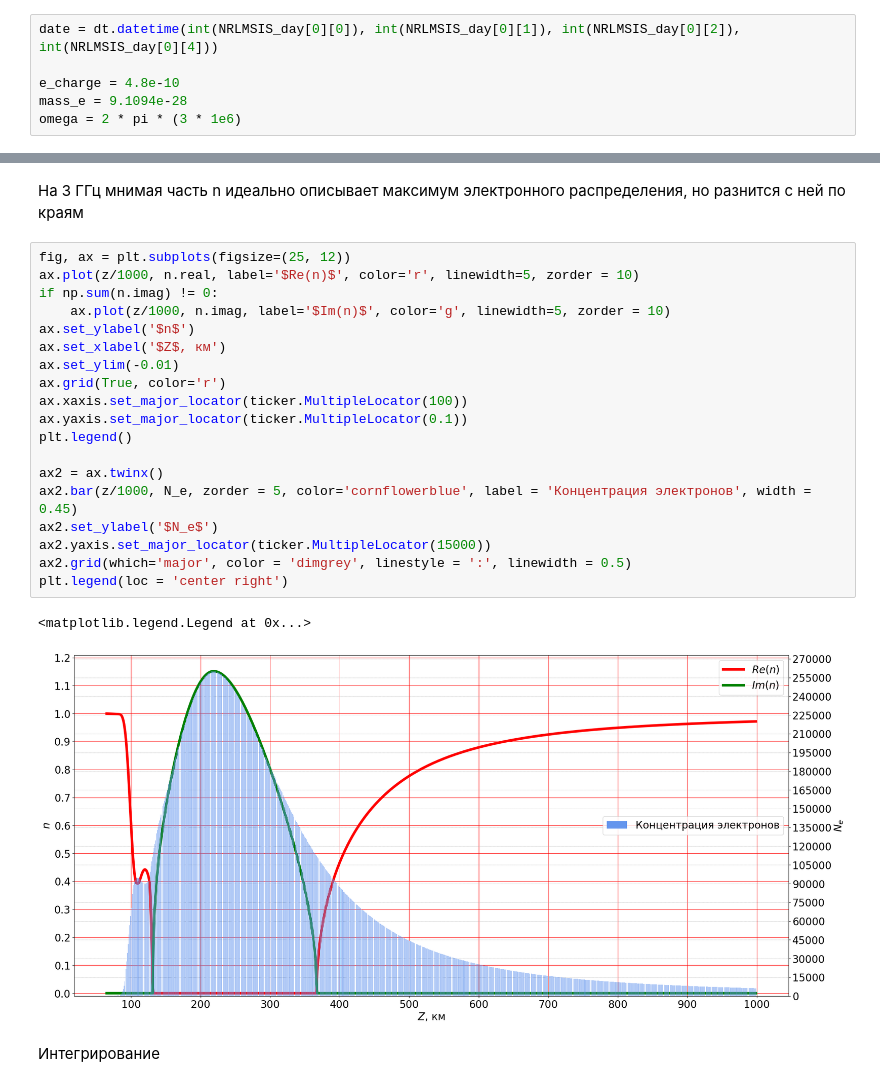
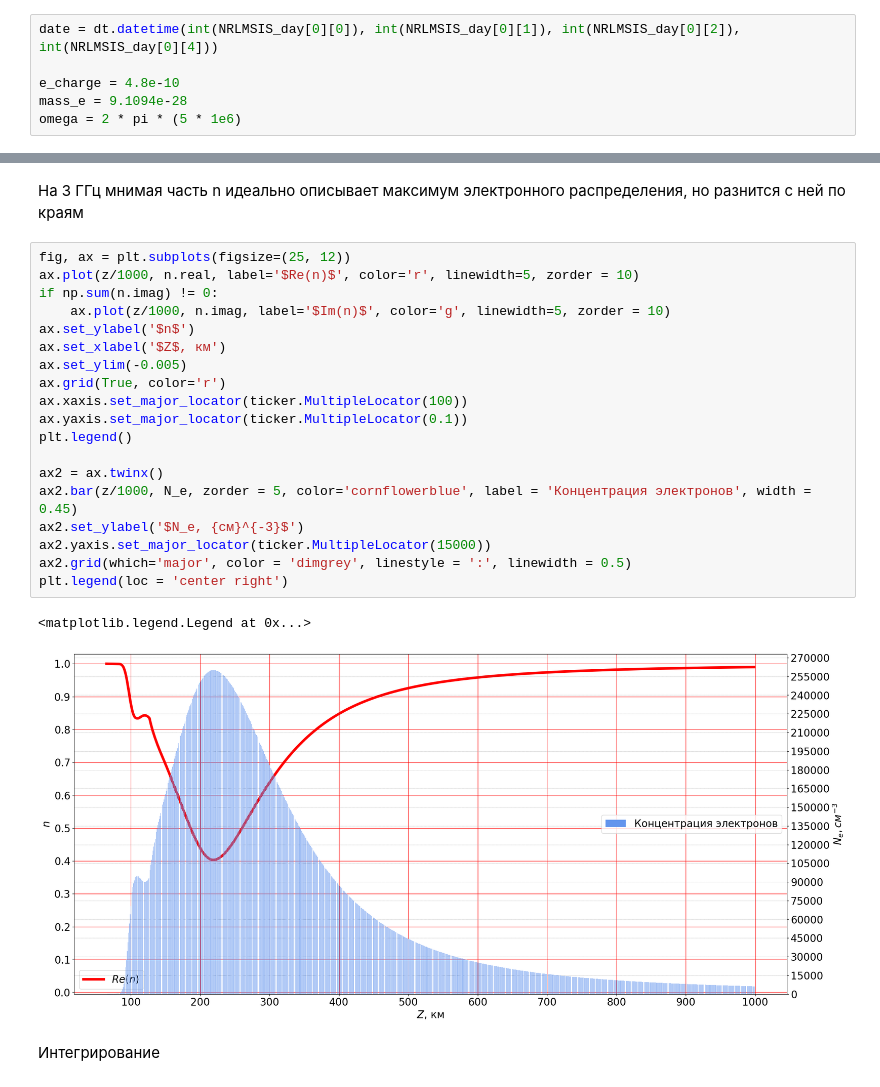
Before and after one commit to astronom-v-cube/exam_rrv, a Jupyter notebook: 5.ipynb, the cells around one changed output, grey strips where cells are left out. Cells and saved outputs as stored; diff of their text form.

```diff
--- a/5.ipynb
+++ b/5.ipynb
@@ -63,7 +63,7 @@ date = dt.datetime(int(NRLMSIS_day[0][0]), int(NRLMSIS_day[0][1]), int(NRLMSIS_d
 
 e_charge = 4.8e-10
 mass_e = 9.1094e-28
-omega = 2 * pi * (3 * 1e6)
+omega = 2 * pi * (5 * 1e6)
 # %% [markdown]
 Блок с формулами для расчетов
 # %%
@@ -81,25 +82,25 @@ len(N_e)
 # %%
 fig, ax = plt.subplots(figsize=(25, 12))
 ax.plot(z/1000, n.real, label='$Re(n)$', color='r', linewidth=5, zorder = 10)
 if np.sum(n.imag) != 0:
     ax.plot(z/1000, n.imag, label='$Im(n)$', color='g', linewidth=5, zorder = 10)
 ax.set_ylabel('$n$')
 ax.set_xlabel('$Z$, км')
-ax.set_ylim(-0.01)
+ax.set_ylim(-0.005)
 ax.grid(True, color='r')
 ax.xaxis.set_major_locator(ticker.MultipleLocator(100))
 ax.yaxis.set_major_locator(ticker.MultipleLocator(0.1))
 plt.legend()
 
 ax2 = ax.twinx()
 ax2.bar(z/1000, N_e, zorder = 5, color='cornflowerblue', label = 'Концентрация электронов', width = 0.45)
-ax2.set_ylabel('$N_e$')
+ax2.set_ylabel('$N_e, {см}^{-3}$')
 ax2.yaxis.set_major_locator(ticker.MultipleLocator(15000))
 ax2.grid(which='major', color = 'dimgrey', linestyle = ':', linewidth = 0.5)
 plt.legend(loc = 'center right')
 # %% [output]
 <matplotlib.legend.Legend at 0x...>
-[figure, old version]
+[figure, new version]
 # %% [markdown]
 Интегрирование
 # %%
```
Also changed, not shown: parts of 3 cells of this notebook.
